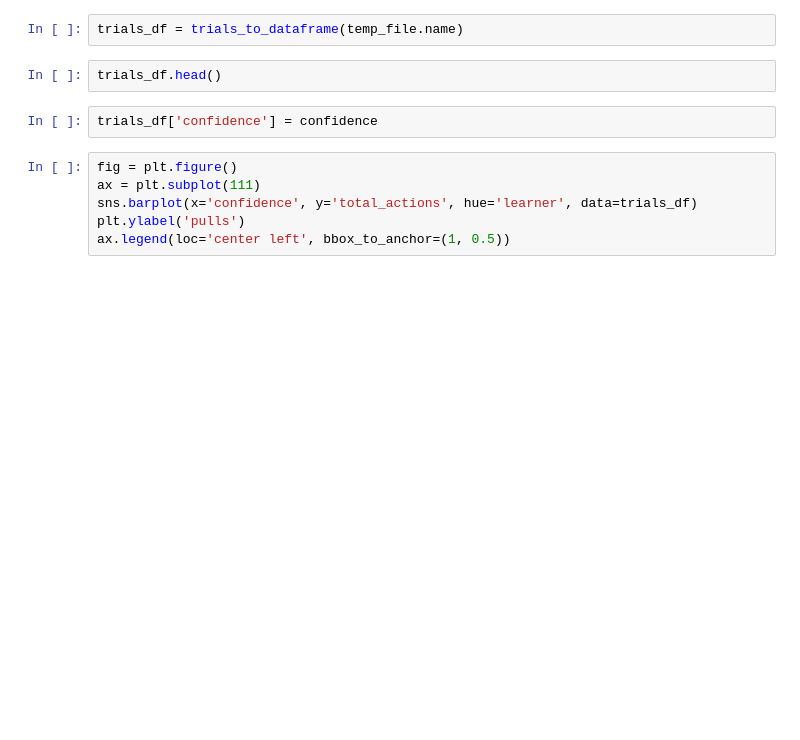
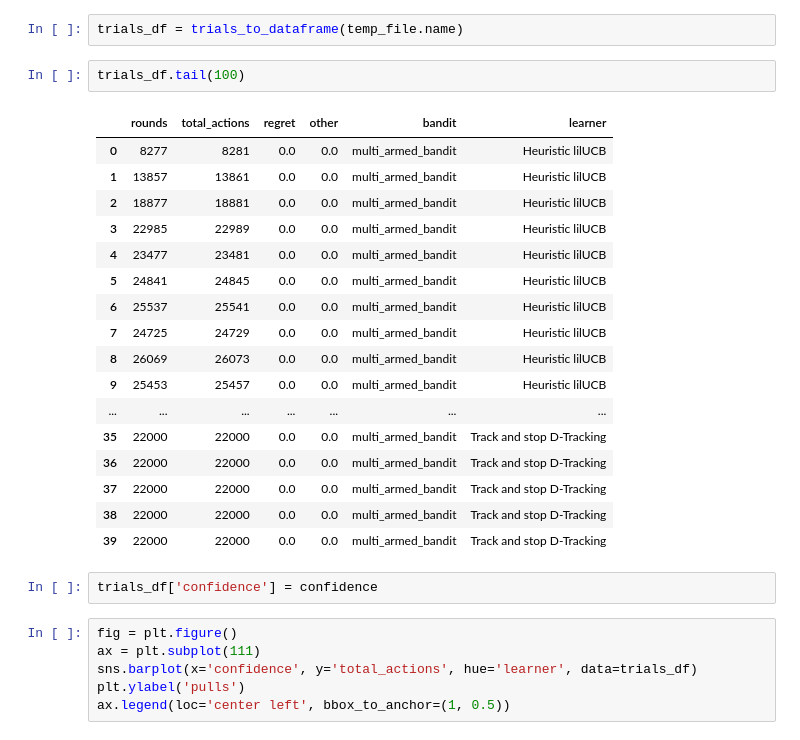
Before and after one commit to newtonmwai/banditpylib, a Jupyter notebook: examples/fix_confidence_bai_multi_armed_bandit.ipynb, the cells around one changed output. Drawn from its saved outputs; the diff is of its cells as text; blank space fills up the shorter version.

```diff
--- a/examples/fix_confidence_bai_multi_armed_bandit.ipynb
+++ b/examples/fix_confidence_bai_multi_armed_bandit.ipynb
@@ -52,7 +57,25 @@ INFO:absl:start Track and stop's play with multi_armed_bandit
 # %%
 trials_df = trials_to_dataframe(temp_file.name)
-# %%
-trials_df.head()
+# %%
+trials_df.tail(100)
+# %% [output]
+|  | rounds | total_actions | regret | other | bandit | learner |
+| 0 | 8277 | 8281 | 0.0 | 0.0 | multi_armed_bandit | Heuristic lilUCB |
+| 1 | 13857 | 13861 | 0.0 | 0.0 | multi_armed_bandit | Heuristic lilUCB |
+| 2 | 18877 | 18881 | 0.0 | 0.0 | multi_armed_bandit | Heuristic lilUCB |
+| 3 | 22985 | 22989 | 0.0 | 0.0 | multi_armed_bandit | Heuristic lilUCB |
+| 4 | 23477 | 23481 | 0.0 | 0.0 | multi_armed_bandit | Heuristic lilUCB |
+| 5 | 24841 | 24845 | 0.0 | 0.0 | multi_armed_bandit | Heuristic lilUCB |
+| 6 | 25537 | 25541 | 0.0 | 0.0 | multi_armed_bandit | Heuristic lilUCB |
+| 7 | 24725 | 24729 | 0.0 | 0.0 | multi_armed_bandit | Heuristic lilUCB |
+| 8 | 26069 | 26073 | 0.0 | 0.0 | multi_armed_bandit | Heuristic lilUCB |
+| 9 | 25453 | 25457 | 0.0 | 0.0 | multi_armed_bandit | Heuristic lilUCB |
+| ... | ... | ... | ... | ... | ... | ... |
+| 35 | 22000 | 22000 | 0.0 | 0.0 | multi_armed_bandit | Track and stop D-Tracking |
+| 36 | 22000 | 22000 | 0.0 | 0.0 | multi_armed_bandit | Track and stop D-Tracking |
+| 37 | 22000 | 22000 | 0.0 | 0.0 | multi_armed_bandit | Track and stop D-Tracking |
+| 38 | 22000 | 22000 | 0.0 | 0.0 | multi_armed_bandit | Track and stop D-Tracking |
+| 39 | 22000 | 22000 | 0.0 | 0.0 | multi_armed_bandit | Track and stop D-Tracking |
 # %%
 trials_df['confidence'] = confidence
 # %%
```
Also changed, not shown: parts of 3 cells of this notebook, 1 other file.
